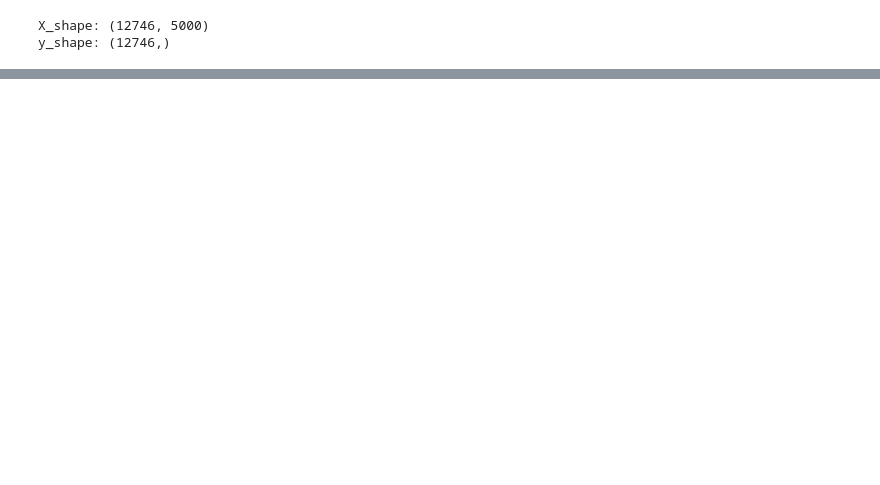
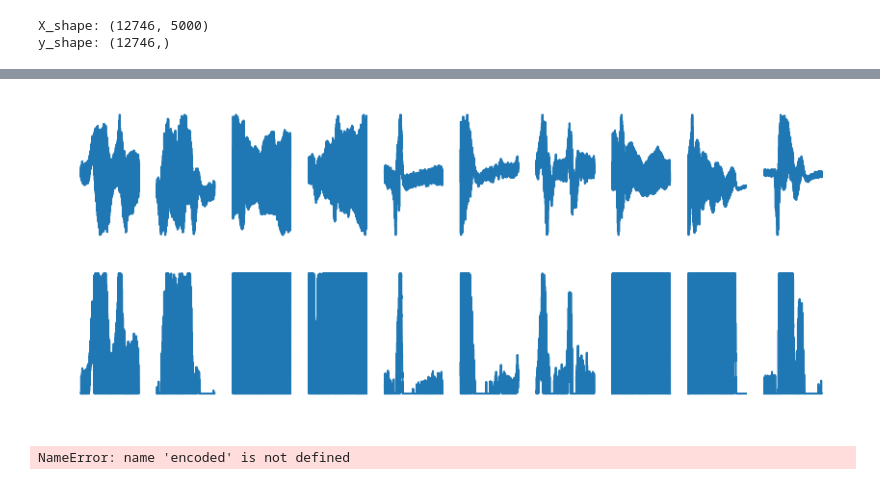
Before and after one commit to kalfasyan/wingbeat_frequencies, a Jupyter notebook: TEMPLATE_autoencoders.ipynb, the cells around one changed output, grey strips where cells are left out. Saved outputs shown, nothing was run; the diff lists cells and outputs as text; code cells hidden in the pictures; blank space fills up the shorter version.

```diff
--- a/TEMPLATE_autoencoders.ipynb
+++ b/TEMPLATE_autoencoders.ipynb
@@ -43,5 +42,5 @@ y_shape: (12746,)
 # %%
 %%time
 # X = make_df_parallel(names=X_names, setting='psd_dB')
-# X = transform_data(dataset.X)
+X = transform_data(dataset.X)
 # %% [output]
@@ -128,7 +140,0 @@ None
-# %%
-history = autoencoder.fit(x_train, x_train,
-                epochs=100,
-                batch_size=32,
-                shuffle=True,
-                validation_split=0.2,
-                verbose = 1)
@@ -147,5 +140,0 @@ print(encoded_data.shape)
-# %%
-import matplotlib.pyplot as plt
-sns.set()
-plt.figure(figsize=(18,14))
-sns.scatterplot(encoded_data[:,0], encoded_data[:,1], hue=y_test, style=y_test, alpha=0.8)
@@ -154,0 +141,11 @@ NameError: name 'encoded_data' is not defined
+# %%
+from keras.callbacks import ModelCheckpoint, EarlyStopping, ReduceLROnPlateau, CSVLogger
+callbacks_list = [EarlyStopping(monitor = 'loss', patience = 3, verbose = 1),
+                  ReduceLROnPlateau(monitor = 'loss', factor = 0.1, patience = 3, verbose = 1)]
+
+history = autoencoder.fit(x_train, x_train,
+                epochs=100,
+                batch_size=32,
+#                 shuffle=True,
+                verbose = 1,
+                callbacks=callbacks_list)
@@ -155,3 +171,44 @@ NameError: name 'encoded_data' is not defined
+# %%
+import matplotlib.pyplot as plt
+decoded_imgs = autoencoder.predict(x_test)
+
+n = 10
+plt.figure(figsize=(10, 4), dpi=100)
+for i in range(n):
+    # display original
+    ax = plt.subplot(2, n, i + 1)
+    plt.plot(x_test[i])
+    plt.gray()
+    ax.set_axis_off()
+
+    # display reconstruction
+    ax = plt.subplot(2, n, i + n + 1)
+    plt.plot(decoded_imgs[i])
+    plt.gray()
+    ax.set_axis_off()
+
+plt.show()
+# %% [output]
+[figure, added]
+# %%
+
+encoder = Model(input_img, encoded)
+encoded_imgs = encoder.predict(x_test)
+
+# save latent space features 128-d vector
+pickle.dump(encoded_imgs, open('conv_autoe_features.pickle', 'wb'))
+
+n = 10
+plt.figure(figsize=(10, 4), dpi=100)
+for i in range(n):
+    ax = plt.subplot(1, n, i + 1)
+    plt.imshow(encoded_imgs[i].reshape(4, 4 * 8).T)
+    plt.gray()
+    ax.set_axis_off()
+
+plt.show()
+# %% [output]
+NameError: name 'encoded' is not defined
 # %%
 # use Matplotlib (don't ask)
 import matplotlib.pyplot as plt
```
Also changed, not shown: parts of 10 cells of this notebook, 11 other files.
